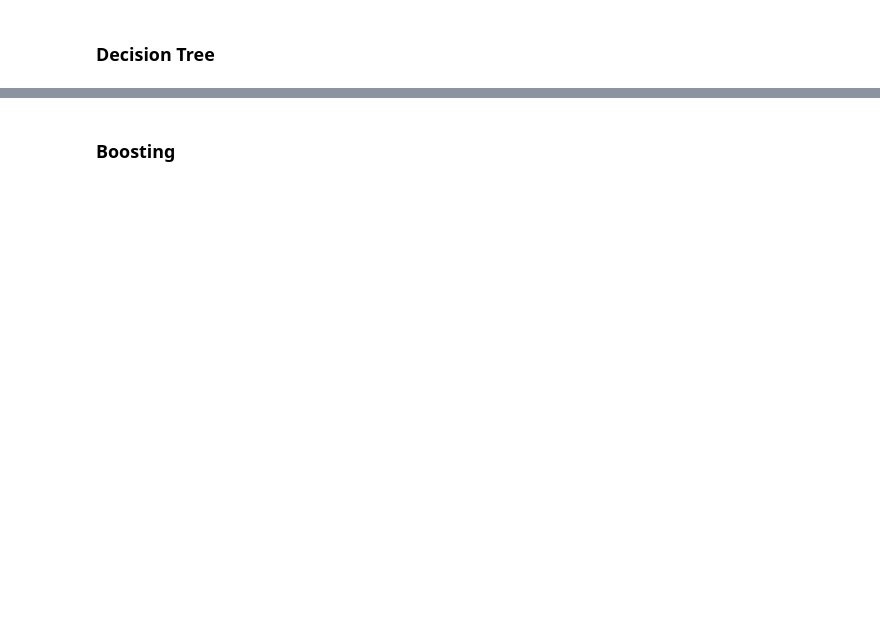
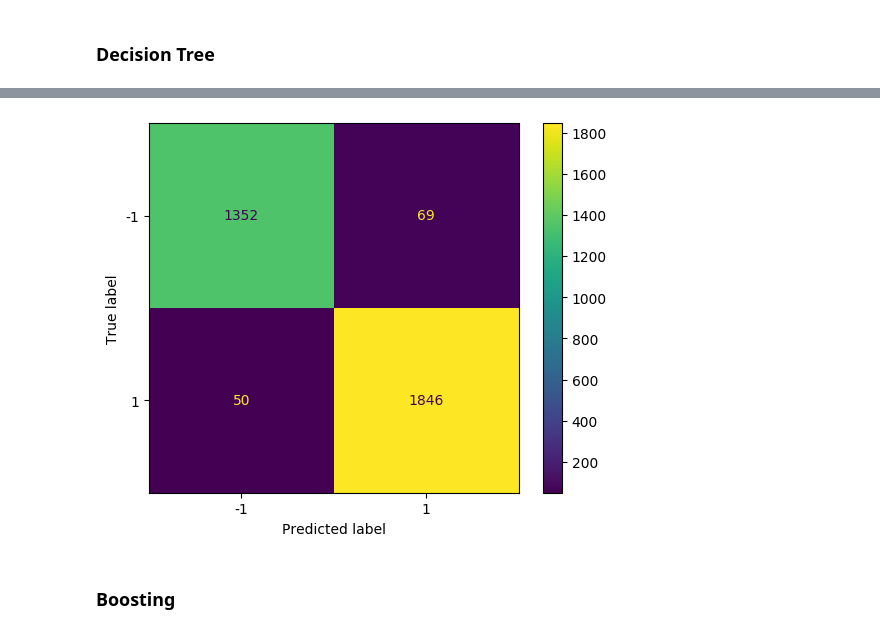
Before and after one commit to aashiamehta/MachineLearning, a Jupyter notebook: Project1/supervised_learning.ipynb, the cells around one changed output, grey strips where cells are left out. Saved outputs shown, nothing was run; the diff lists cells and outputs as text; code cells hidden in the pictures; blank space fills up the shorter version.

```diff
--- a/Project1/supervised_learning.ipynb
+++ b/Project1/supervised_learning.ipynb
@@ -213,6 +226,11 @@ Accuracy w/ Tuning:  0.964124208622249
 # features = list(phishing_X_train.columns)
 # tree.plot_tree(final_phishing_dt, fontsize=10, feature_names=features, class_names=["1", "-1"])
 # plt.savefig("phishing_tree.png")
+# %%
+cm = plot_confusion_matrix(final_phishing_dt, phishing_X_test, phishing_Y_test)
+plt.show()
+# %% [output]
+[figure, added]
 # %% [markdown]
 ### Boosting
 # %%
```
Also changed, not shown: parts of 68 cells of this notebook.
